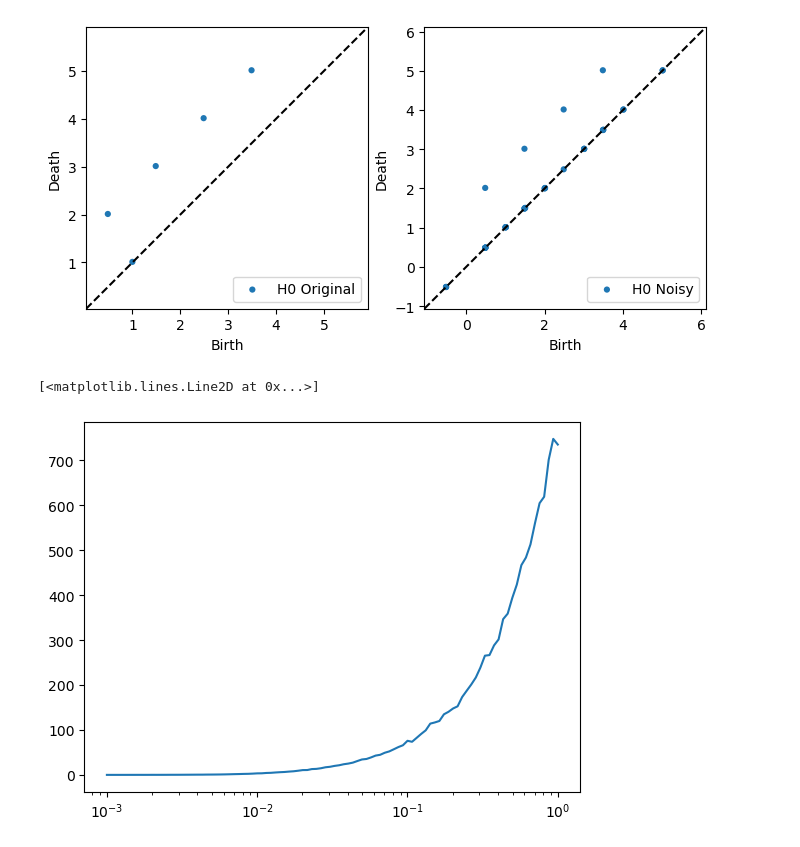
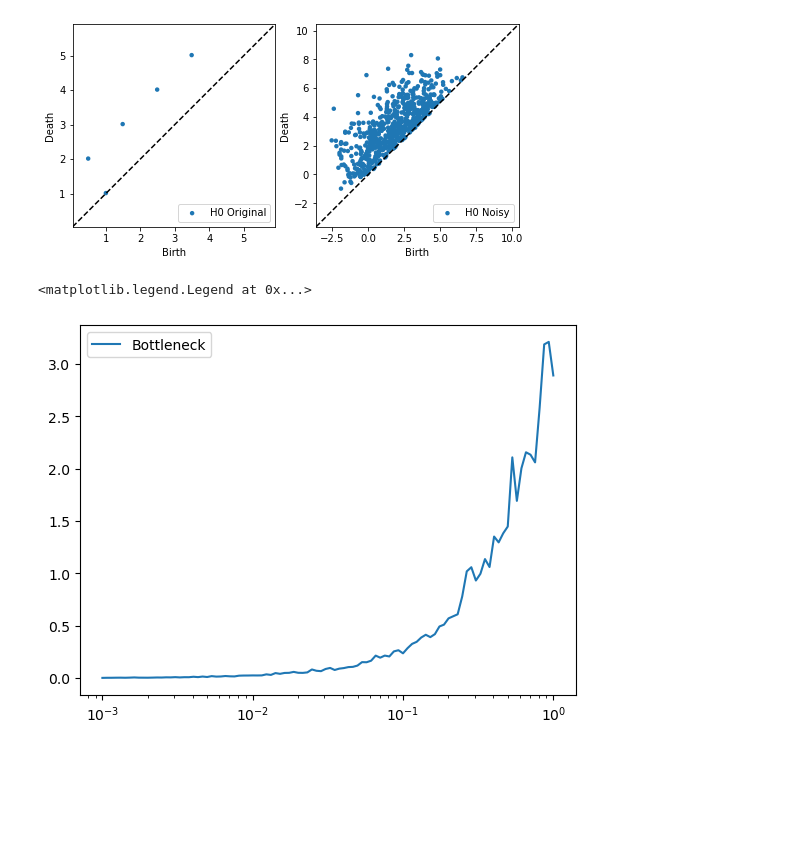
Before and after one commit to cosmic-hi-5/astropology, a Jupyter notebook: explore/distance.ipynb, the cells around one changed output. Drawn from its saved outputs; the diff is of its cells as text; code cells hidden in the pictures; blank space fills up the shorter version.

```diff
--- a/explore/distance.ipynb
+++ b/explore/distance.ipynb
@@ -53,17 +55,18 @@ for noisy_serie in noisy_series:
 # %%
 plt.figure(figsize=(8, 4))
 plt.subplot(121)
 plot_diagrams(pdgm_a, labels = ['H0 Original'])
 plt.subplot(122)
-plot_diagrams(pdgms[0], labels = ['H0 Noisy'])
+plot_diagrams(pdgms[-1], labels = ['H0 Noisy'])
 # %% [output]
-[figure, old version]
+[figure, new version]
 # %%
 fig, ax = plt.subplots()
 ax.set_xscale('log')
 # ax.set_yscale('log')
-# ax.plot(noise_amplitudes, b_distances)
-ax.plot(noise_amplitudes, w_distances)
+ax.plot(noise_amplitudes, b_distances, label="Bottleneck")
+# ax.plot(noise_amplitudes, w_distances, label="Wassertein")
+ax.legend()
 # %% [output]
-[<matplotlib.lines.Line2D at 0x...>]
+<matplotlib.legend.Legend at 0x...>
-[figure, old version]
+[figure, new version]
```
Also changed, not shown: parts of 4 cells of this notebook.
